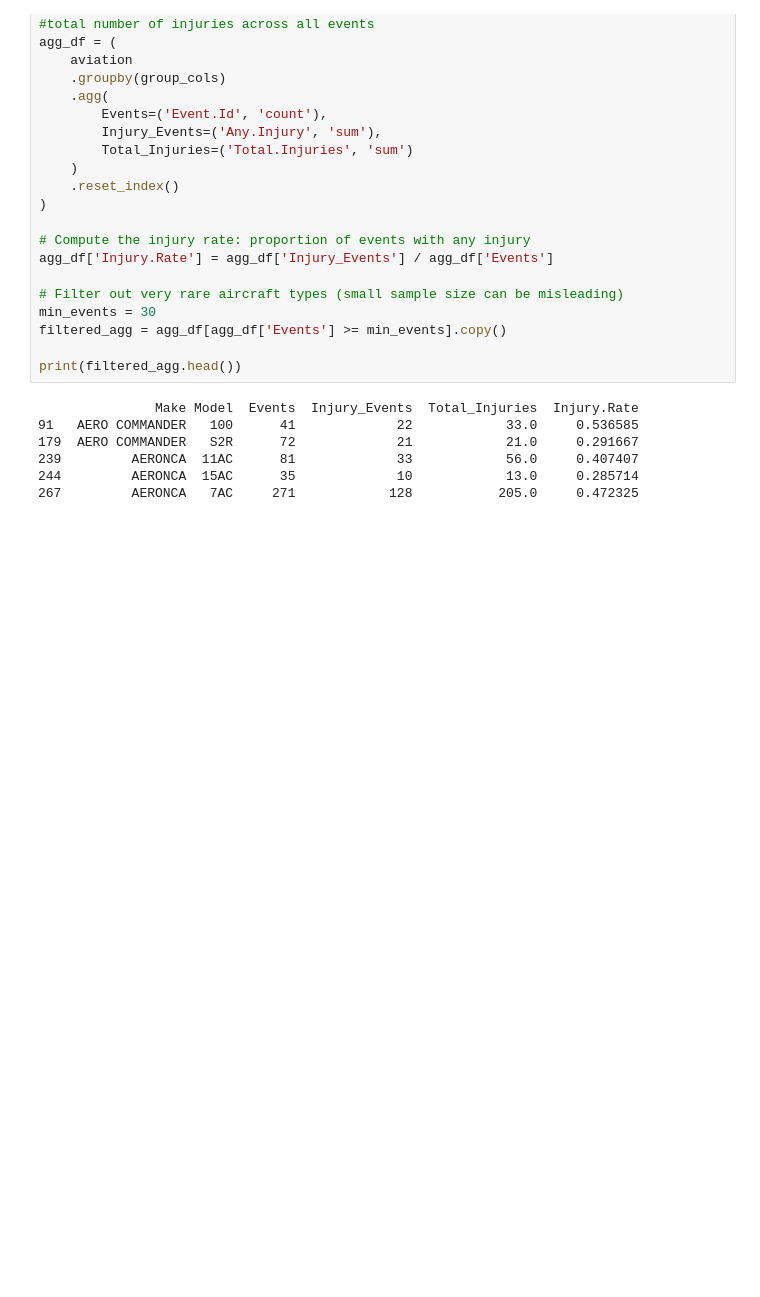
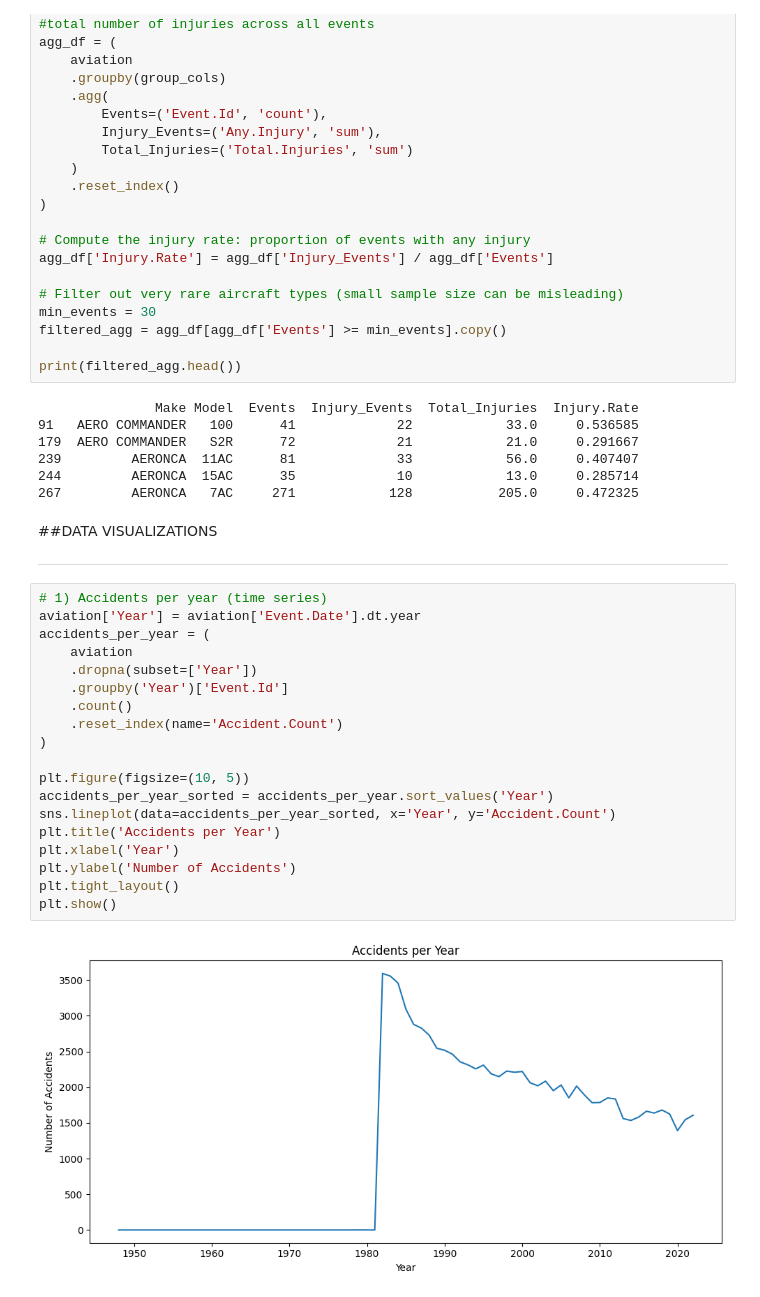
Before and after one commit to TedMwenda/dsc-phase-1-project-v3, a Jupyter notebook: student.ipynb, the cells around one changed output. Drawn from its saved outputs; the diff is of its cells as text; blank space fills up the shorter version.

Commit message:
Data visualisations done.

```diff
--- a/student.ipynb
+++ b/student.ipynb
@@ -164,3 +169,28 @@ print(filtered_agg.head())
 239         AERONCA  11AC      81             33            56.0     0.407407
 244         AERONCA  15AC      35             10            13.0     0.285714
 267         AERONCA   7AC     271            128           205.0     0.472325
+# %% [markdown]
+##DATA VISUALIZATIONS
+
+---
+# %%
+# 1) Accidents per year (time series)
+aviation['Year'] = aviation['Event.Date'].dt.year
+accidents_per_year = (
+    aviation
+    .dropna(subset=['Year'])
+    .groupby('Year')['Event.Id']
+    .count()
+    .reset_index(name='Accident.Count')
+)
+
+plt.figure(figsize=(10, 5))
+accidents_per_year_sorted = accidents_per_year.sort_values('Year')
+sns.lineplot(data=accidents_per_year_sorted, x='Year', y='Accident.Count')
+plt.title('Accidents per Year')
+plt.xlabel('Year')
+plt.ylabel('Number of Accidents')
+plt.tight_layout()
+plt.show()
+# %% [output]
+[figure, added]
```
Also changed, not shown: parts of 7 cells of this notebook.
